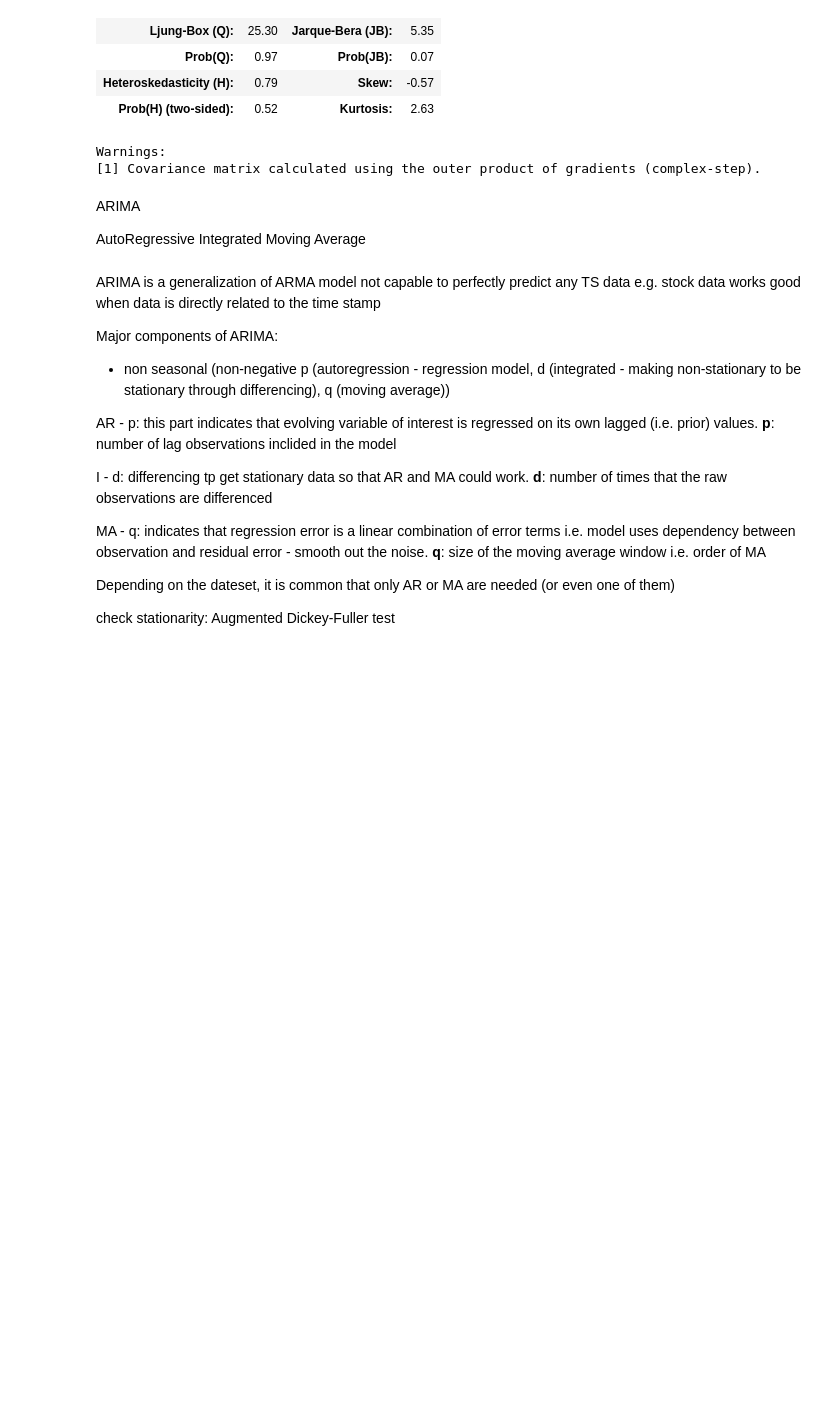
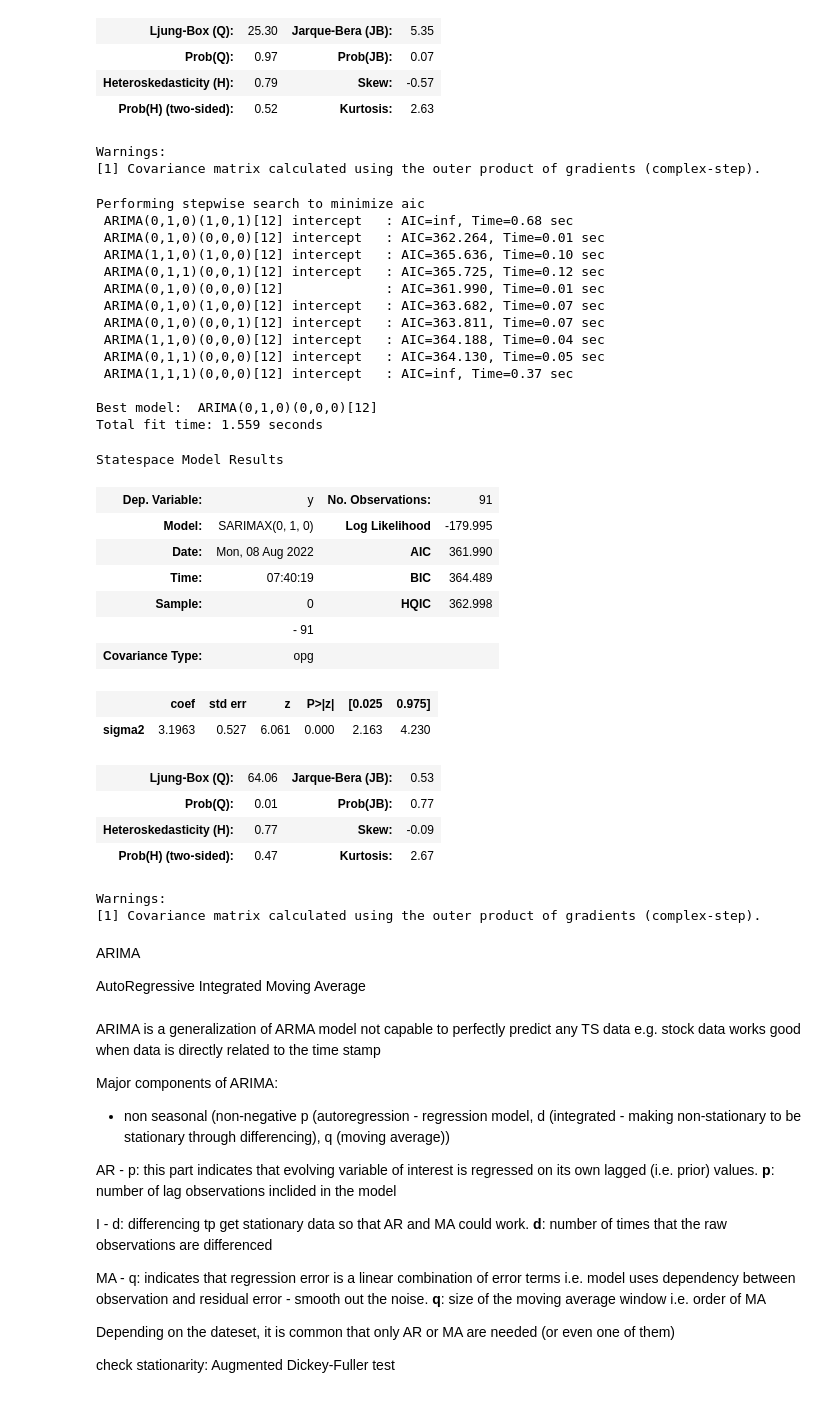
Before and after one commit to MikhailKuklin/time-series-analysis-forecasting, a Jupyter notebook: notebooks/ts_forecasting.ipynb, the cells around one changed output. Saved outputs shown, nothing was run; the diff lists cells and outputs as text; code cells hidden in the pictures; blank space fills up the shorter version.

```diff
--- a/notebooks/ts_forecasting.ipynb
+++ b/notebooks/ts_forecasting.ipynb
@@ -253,6 +253,50 @@ Statespace Model Results
 | Prob(H) (two-sided): | 0.52 | Kurtosis: | 2.63 |
 Warnings:
 [1] Covariance matrix calculated using the outer product of gradients (complex-step).
+# %%
+# for seasonal data
+# m is number of seasons. Here it is for demonstration goals only
+
+stepwise_fit = auto_arima(df_ns['Air temperature (degC)'], start_p=0, start_q=0,
+                          max_p=6, max_q=6, m=12,
+                          seasonal=True,
+                          d=None, trace=True,
+                          error_action='ignore',   # we don't want to know if an order does not work
+                          suppress_warnings=True,  # we don't want convergence warnings
+                          stepwise=True)           # set to stepwise
+
+stepwise_fit.summary()
+# %% [output]
+Performing stepwise search to minimize aic
+ ARIMA(0,1,0)(1,0,1)[12] intercept   : AIC=inf, Time=0.68 sec
+ ARIMA(0,1,0)(0,0,0)[12] intercept   : AIC=362.264, Time=0.01 sec
+ ARIMA(1,1,0)(1,0,0)[12] intercept   : AIC=365.636, Time=0.10 sec
+ ARIMA(0,1,1)(0,0,1)[12] intercept   : AIC=365.725, Time=0.12 sec
+ ARIMA(0,1,0)(0,0,0)[12]             : AIC=361.990, Time=0.01 sec
+ ARIMA(0,1,0)(1,0,0)[12] intercept   : AIC=363.682, Time=0.07 sec
+ ARIMA(0,1,0)(0,0,1)[12] intercept   : AIC=363.811, Time=0.07 sec
+ ARIMA(1,1,0)(0,0,0)[12] intercept   : AIC=364.188, Time=0.04 sec
+ ARIMA(0,1,1)(0,0,0)[12] intercept   : AIC=364.130, Time=0.05 sec
+ ARIMA(1,1,1)(0,0,0)[12] intercept   : AIC=inf, Time=0.37 sec
+
+Best model:  ARIMA(0,1,0)(0,0,0)[12]
+Total fit time: 1.559 seconds
+Statespace Model Results
+| Dep. Variable: | y | No. Observations: | 91 |
+| Model: | SARIMAX(0, 1, 0) | Log Likelihood | -179.995 |
+| Date: | Mon, 08 Aug 2022 | AIC | 361.990 |
+| Time: | 07:40:19 | BIC | 364.489 |
+| Sample: | 0 | HQIC | 362.998 |
+|  | - 91 |  |  |
+| Covariance Type: | opg |  |  |
+|  | coef | std err | z | P>|z| | [0.025 | 0.975] |
+| sigma2 | 3.1963 | 0.527 | 6.061 | 0.000 | 2.163 | 4.230 |
+| Ljung-Box (Q): | 64.06 | Jarque-Bera (JB): | 0.53 |
+| Prob(Q): | 0.01 | Prob(JB): | 0.77 |
+| Heteroskedasticity (H): | 0.77 | Skew: | -0.09 |
+| Prob(H) (two-sided): | 0.47 | Kurtosis: | 2.67 |
+Warnings:
+[1] Covariance matrix calculated using the outer product of gradients (complex-step).
 # %% [markdown]
 ARIMA
 
```
